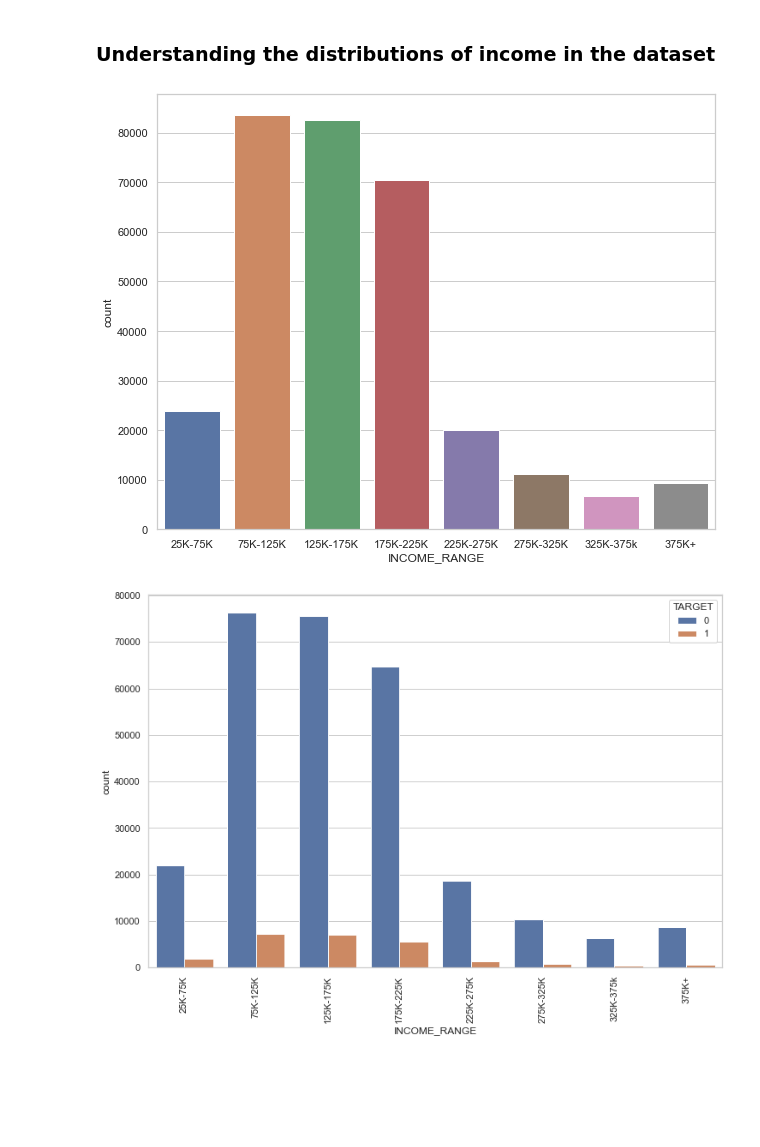
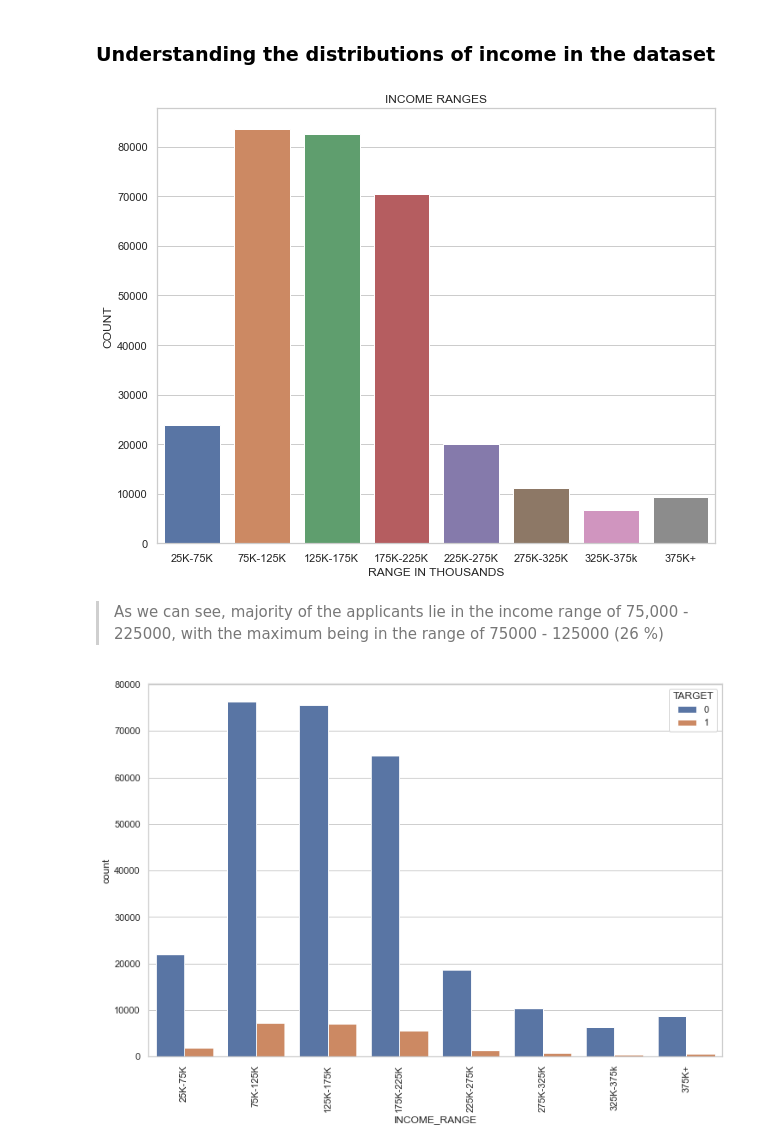
Before and after one commit to abhinav-m/data-science-bootcamp, a Jupyter notebook: upgrad-data-science-primer/Final-EDA-Graded/loan-applicants-data-visualization.ipynb, the cells around one changed output. Saved outputs shown, nothing was run; the diff lists cells and outputs as text; code cells hidden in the pictures; blank space fills up the shorter version.

Commit message:
Finished EDA, submitted.
Complete - Its the hard days that count.

```diff
--- a/upgrad-data-science-primer/Final-EDA-Graded/loan-applicants-data-visualization.ipynb
+++ b/upgrad-data-science-primer/Final-EDA-Graded/loan-applicants-data-visualization.ipynb
@@ -180,11 +176,16 @@ Name: INCOME_RANGE, dtype: float64
 # %%
 ## Histogram of categorical incomes
 sns.set(style="whitegrid")
 plt.figure(figsize=(10,8))
 sns.countplot(current_app_df['INCOME_RANGE'])
+plt.title('INCOME RANGES')
+plt.xlabel('RANGE IN THOUSANDS')
+plt.ylabel('COUNT')
 plt.show()
 # %% [output]
-[figure, old version]
+[figure, new version]
+# %% [markdown]
+> As we can see, majority of the applicants lie in the income range of 75,000 - 225000, with the maximum being in the range of 75000 - 125000 (26 %)
 # %%
 # Categorical variable default / paid vs whole dataset
 plt.figure(figsize=(12,8))
```
Also changed, not shown: parts of 41 cells of this notebook, 1 other file.
